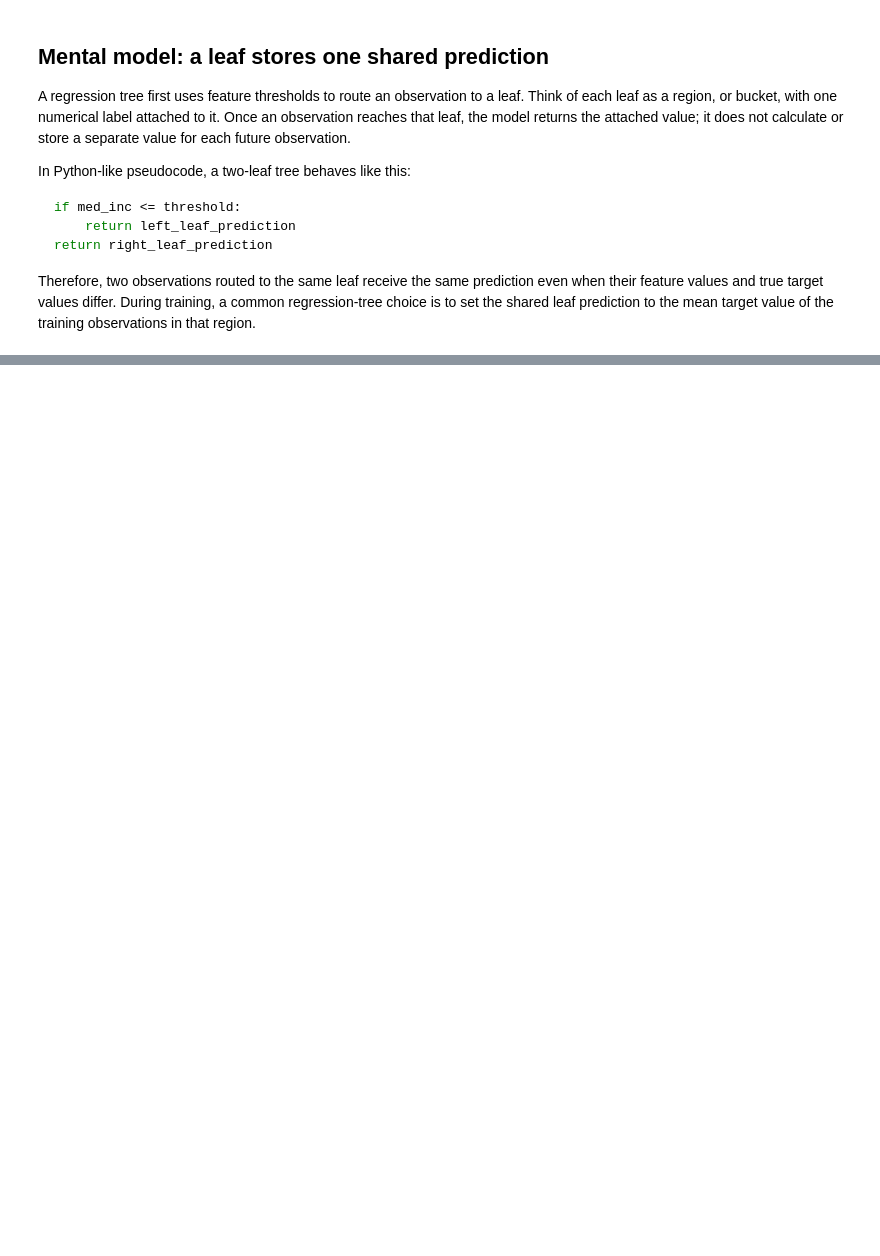
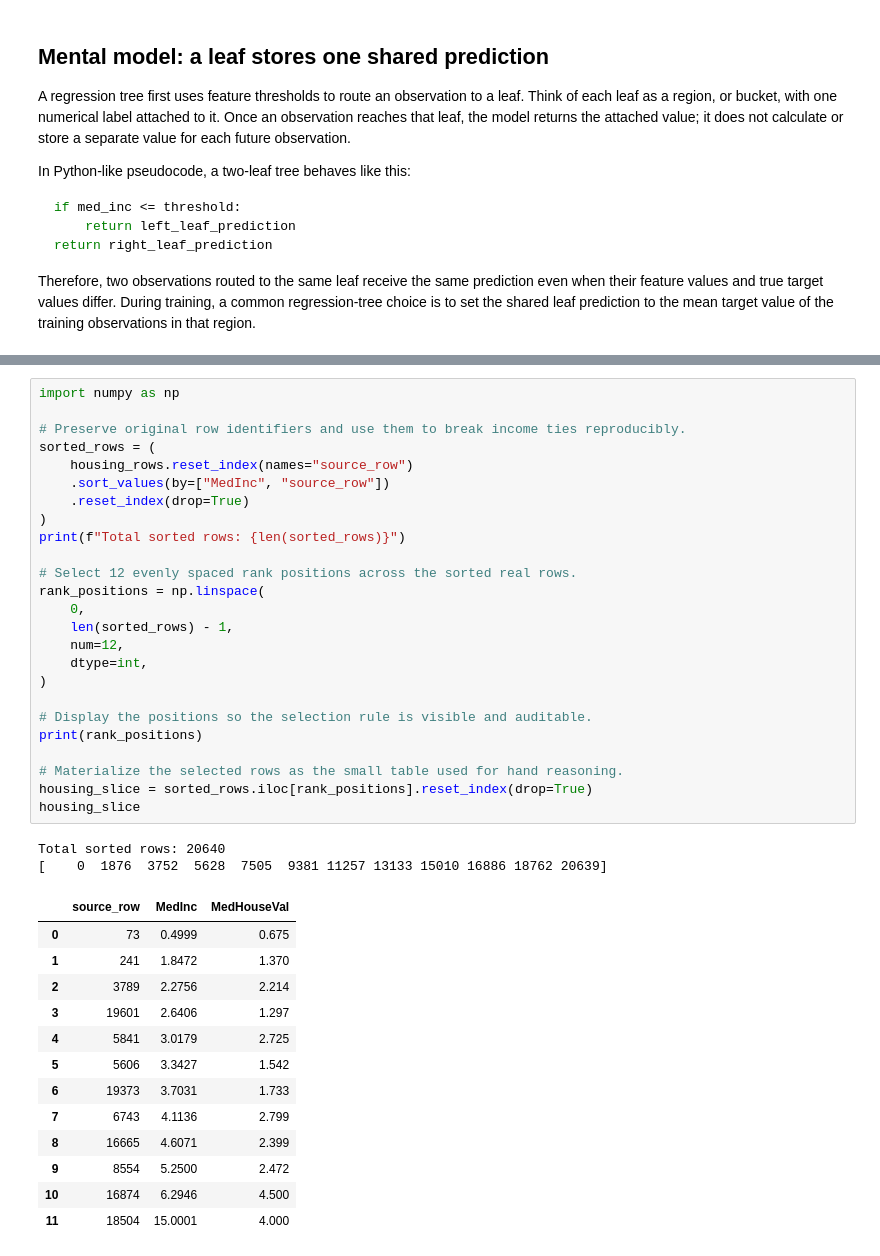
Before and after one commit to majorgilles/gradient-boosted-trees-course, a Jupyter notebook: notebooks/01-tree-prediction-geometry.ipynb, the cells around one changed output, grey strips where cells are left out. Saved outputs shown, nothing was run; the diff lists cells and outputs as text; blank space fills up the shorter version.

```diff
--- a/notebooks/01-tree-prediction-geometry.ipynb
+++ b/notebooks/01-tree-prediction-geometry.ipynb
@@ -44,0 +65,41 @@ housing_rows.describe()
+# %%
+import numpy as np
+
+# Preserve original row identifiers and use them to break income ties reproducibly.
+sorted_rows = (
+    housing_rows.reset_index(names="source_row")
+    .sort_values(by=["MedInc", "source_row"])
+    .reset_index(drop=True)
+)
+print(f"Total sorted rows: {len(sorted_rows)}")
+
+# Select 12 evenly spaced rank positions across the sorted real rows.
+rank_positions = np.linspace(
+    0,
+    len(sorted_rows) - 1,
+    num=12,
+    dtype=int,
+)
+
+# Display the positions so the selection rule is visible and auditable.
+print(rank_positions)
+
+# Materialize the selected rows as the small table used for hand reasoning.
+housing_slice = sorted_rows.iloc[rank_positions].reset_index(drop=True)
+housing_slice
+# %% [output]
+Total sorted rows: 20640
+[    0  1876  3752  5628  7505  9381 11257 13133 15010 16886 18762 20639]
+|  | source_row | MedInc | MedHouseVal |
+| 0 | 73 | 0.4999 | 0.675 |
+| 1 | 241 | 1.8472 | 1.370 |
+| 2 | 3789 | 2.2756 | 2.214 |
+| 3 | 19601 | 2.6406 | 1.297 |
+| 4 | 5841 | 3.0179 | 2.725 |
+| 5 | 5606 | 3.3427 | 1.542 |
+| 6 | 19373 | 3.7031 | 1.733 |
+| 7 | 6743 | 4.1136 | 2.799 |
+| 8 | 16665 | 4.6071 | 2.399 |
+| 9 | 8554 | 5.2500 | 2.472 |
+| 10 | 16874 | 6.2946 | 4.500 |
+| 11 | 18504 | 15.0001 | 4.000 |
```
Also changed, not shown: parts of 9 cells of this notebook.
